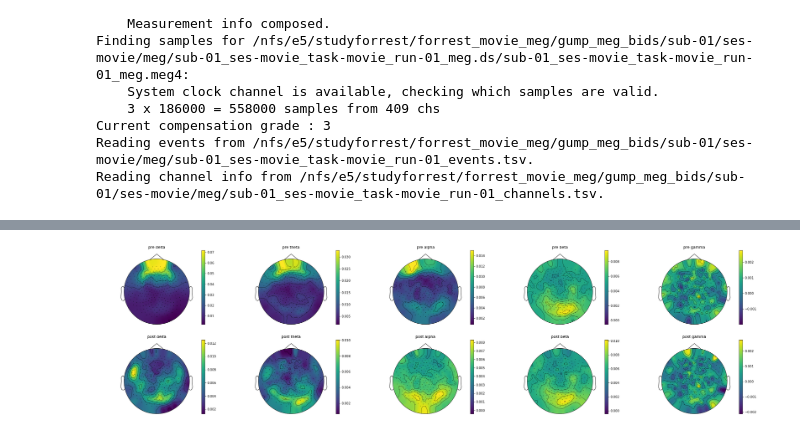
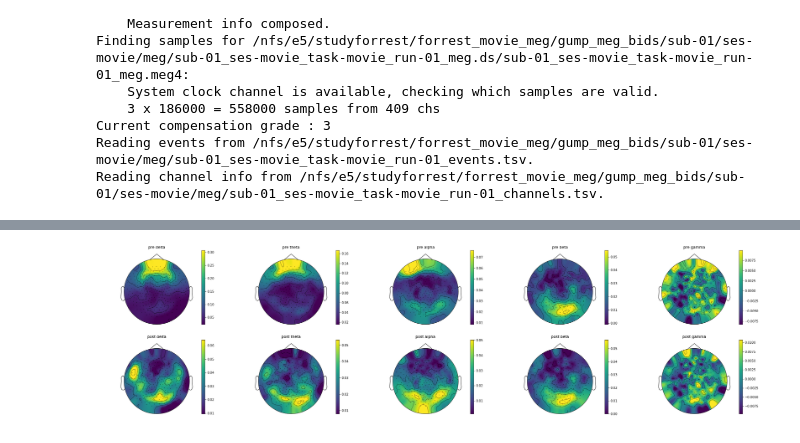
Before and after one commit to BNUCNL/MEG_Gump, a Jupyter notebook: tech_val/06_plot_ISC_figure.ipynb, the cells around one changed output, grey strips where cells are left out. Cells and saved outputs as stored; diff of their text form; code cells hidden in the pictures.

```diff
--- a/tech_val/06_plot_ISC_figure.ipynb
+++ b/tech_val/06_plot_ISC_figure.ipynb
@@ -57,7 +29,7 @@ def plot_topomap(val, meg_layout, title=None):
 # %%
 # load data
-bandISC_pre = pd.read_pickle(pjoin(results_pth, 'bandISC_pre.pickle'))
-bandISC_post = pd.read_pickle(pjoin(results_pth, 'bandISC_post.pickle'))
+bandISC_pre = pd.read_pickle(pjoin(results_pth, 'bandISC_leave1out_pre.pickle'))
+bandISC_post = pd.read_pickle(pjoin(results_pth, 'bandISC_leave1out_post.pickle'))
 # %%
 # extract layout
 sub_path = BIDSPath(subject='01', run='01', task='movie', session='movie', root='/nfs/e5/studyforrest/forrest_movie_meg/gump_meg_bids')
@@ -114,17 +116,17 @@ for band in band_names:
 # %%
 # integrate to 1 figure
 pre_img_list = []
 post_img_list = []
-for band_n in band_names:
+for band_n in bandISC_pre.keys():
     pre_img_list.append(Image.open(pjoin(bandISC_dir, f'pre {band_n}.png')))
     post_img_list.append(Image.open(pjoin(bandISC_dir, f'post {band_n}.png')))
 
 width, height = pre_img_list[0].size
 full_img = Image.new(pre_img_list[0].mode, (width*5, height*2), (255,255,255))
 for i in np.arange(5):
     full_img.paste(pre_img_list[i], box=(width*i, 0))
     full_img.paste(post_img_list[i], box=(width*i, height))
 full_img.save(pjoin(bandISC_dir, 'total_bandISC.png'))
 full_img
 # %% [output]
-[figure, old version]
+[figure, new version]
```
Also changed, not shown: parts of 3 cells of this notebook, 5 other files.
